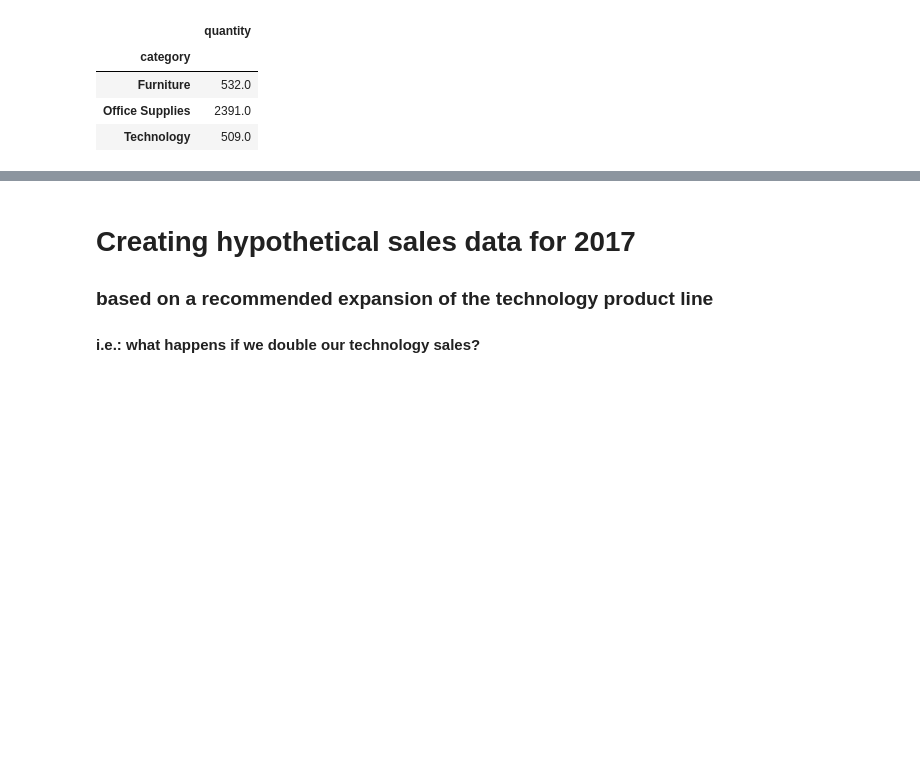
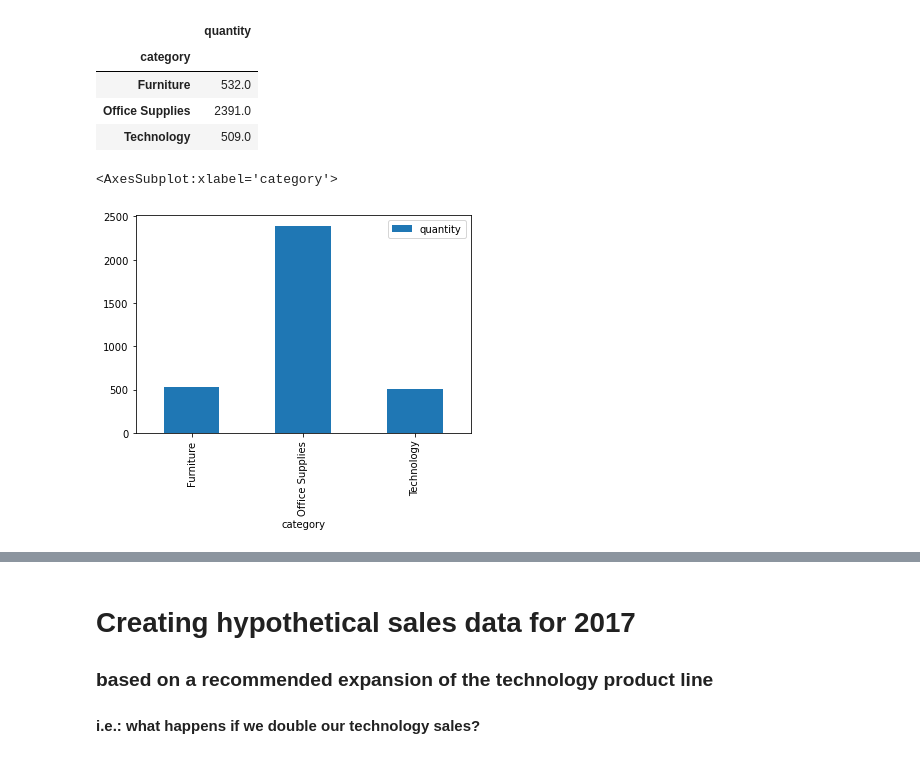
Before and after one commit to soap-dispersed/time-series-project, a Jupyter notebook: ben.ipynb, the cells around one changed output, grey strips where cells are left out. Cells and saved outputs as stored; diff of their text form; code cells hidden in the pictures; blank space fills up the shorter version.

```diff
--- a/ben.ipynb
+++ b/ben.ipynb
@@ -173,3 +193,8 @@ train.groupby('category').sum()[['quantity']]
 | Furniture | 532.0 |
 | Office Supplies | 2391.0 |
 | Technology | 509.0 |
+# %%
+train.groupby('category').sum()[['quantity']].plot.bar()
+# %% [output]
+<AxesSubplot:xlabel='category'>
+[figure, added]
```
Also changed, not shown: parts of 47 cells of this notebook, 4 other files.
